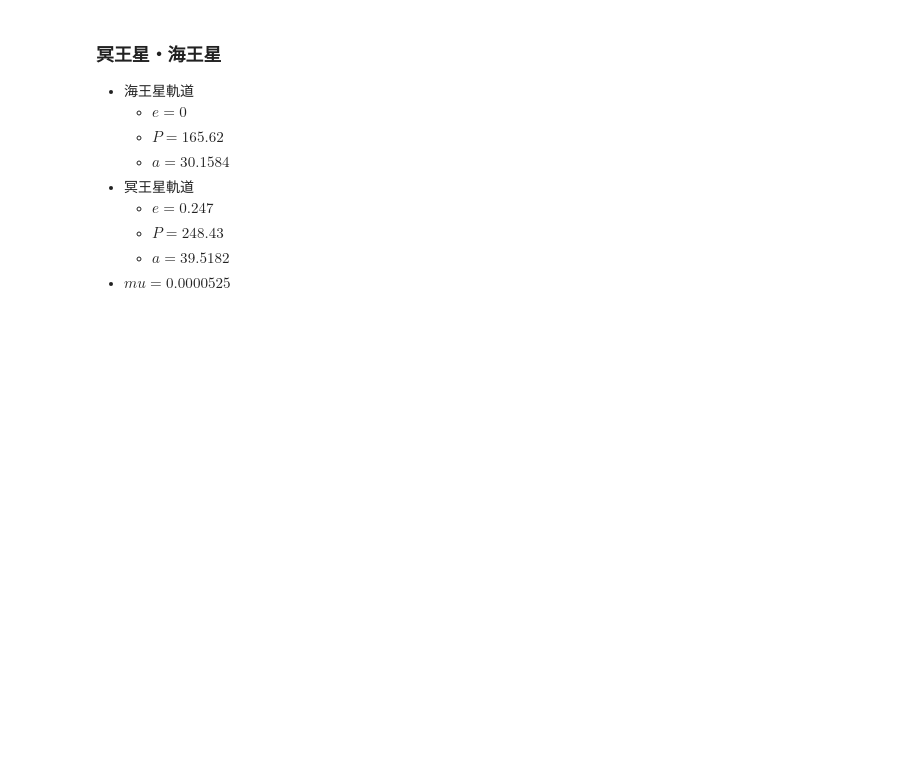
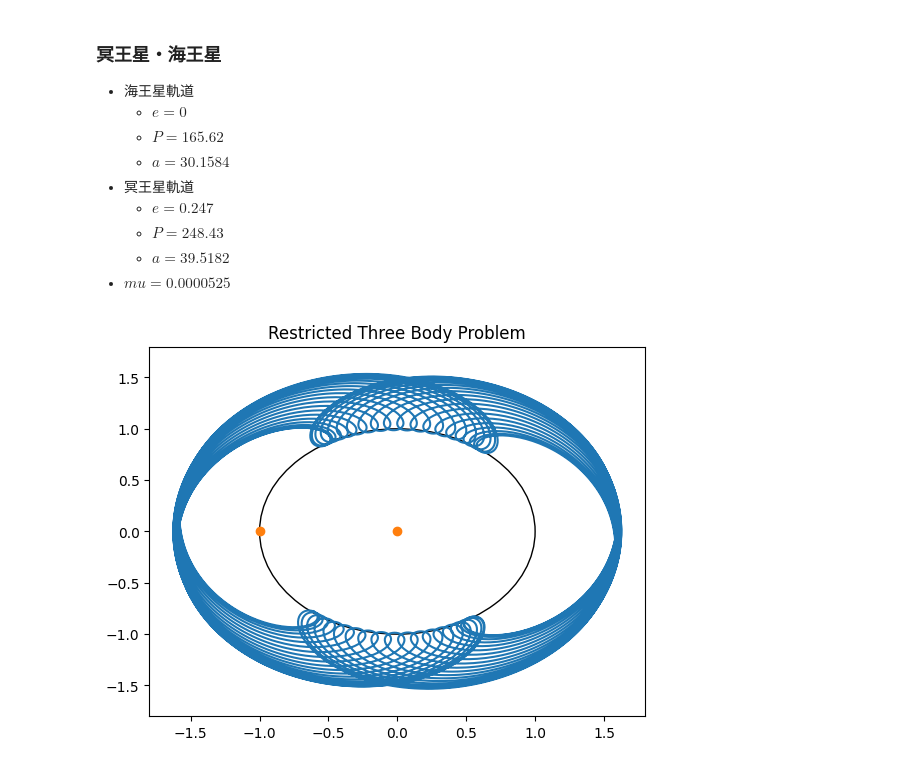
Before and after one commit to malibu-cola/AstrophysicsWithAPC, a Jupyter notebook: playground/chap4_制限三体問題.ipynb, the cells around one changed output. Saved outputs shown, nothing was run; the diff lists cells and outputs as text; code cells hidden in the pictures; blank space fills up the shorter version.

```diff
--- a/playground/chap4_制限三体問題.ipynb
+++ b/playground/chap4_制限三体問題.ipynb
@@ -248,10 +262,18 @@ v0 = -0.334548184
   - $a = 39.5182$
 - $mu = 0.0000525$
 # %%
+from astrophysics.calculation.orbit.restricted_three_body_problem import RestrictedThreeBodyProblem
+mu = 0.0000525
 # 初期条件
 x0 = -0.6073955952
 y0 = -0.7774968265
 u0 = 0.1083342234
 v0 = -0.084639971594
 dt = 0.05
 iter_max = 7700
+
+problem8 = RestrictedThreeBodyProblem(mu, x0, y0, u0, v0, dt, iter_max)
+problem8.calc()
+problem8.plot("Restricted Three Body Problem")
+# %% [output]
+[figure, added]
```
Also changed, not shown: parts of 1 cell of this notebook.
